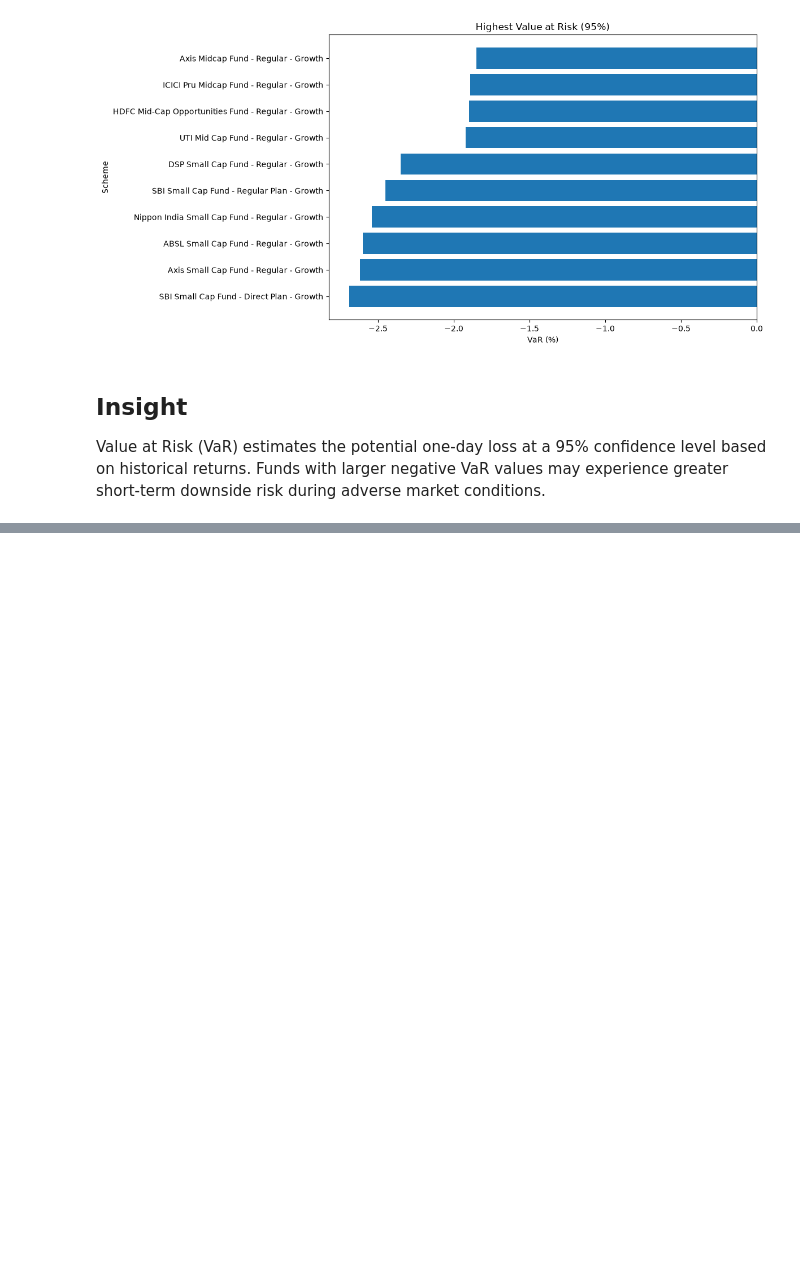
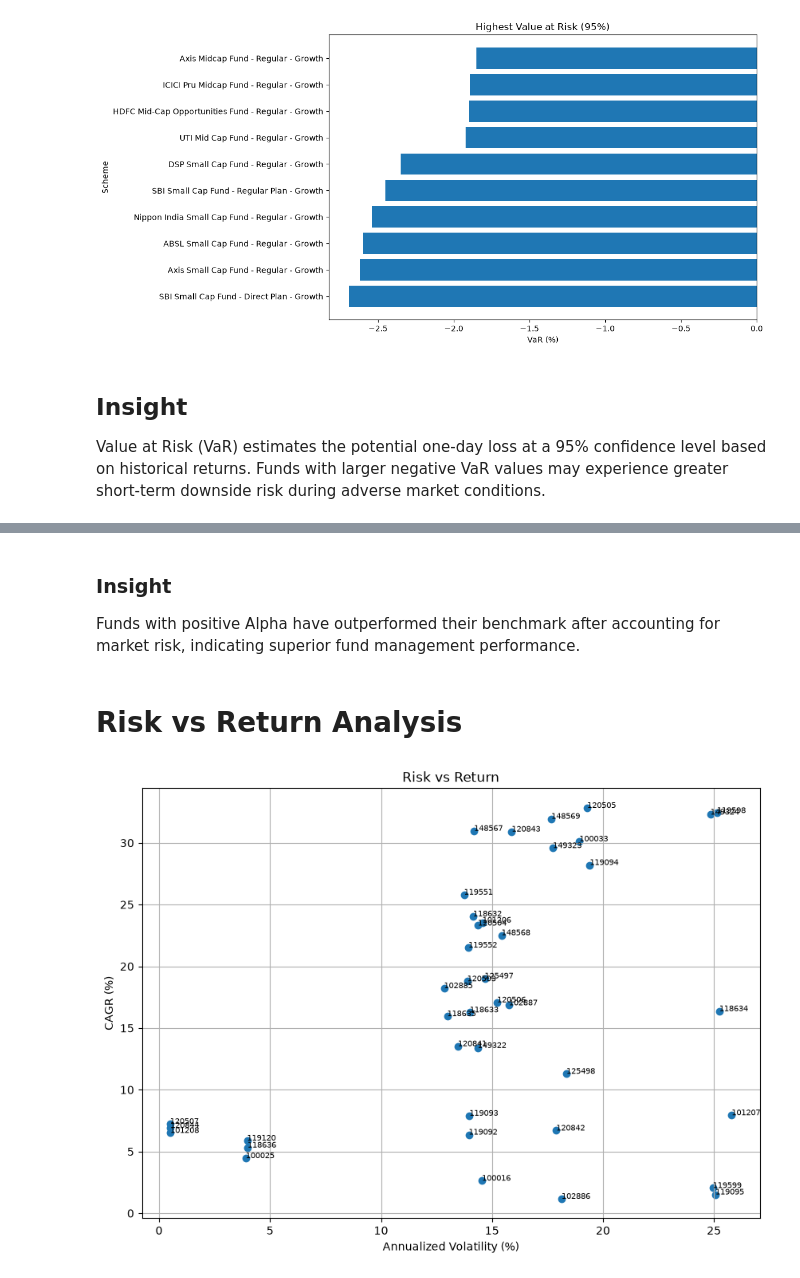
Before and after one commit to SathvikaGNaik/mutual-fund-analytics, a Jupyter notebook: notebooks/04_performance_analytics.ipynb, the cells around one changed output, grey strips where cells are left out. Saved outputs shown, nothing was run; the diff lists cells and outputs as text; code cells hidden in the pictures; blank space fills up the shorter version.

```diff
--- a/notebooks/04_performance_analytics.ipynb
+++ b/notebooks/04_performance_analytics.ipynb
@@ -584,0 +654,33 @@ These metrics together offer a comprehensive assessment of mutual fund performan
+# %% [markdown]
+### Insight
+
+Funds with positive Alpha have outperformed their benchmark after accounting for market risk, indicating superior fund management performance.
+# %% [markdown]
+# Risk vs Return Analysis
+# %%
+plt.figure(figsize=(10,7))
+
+plt.scatter(
+    performance["Volatility (%)"],
+    performance["CAGR (%)"]
+)
+
+for _, row in performance.iterrows():
+    plt.text(
+        row["Volatility (%)"],
+        row["CAGR (%)"],
+        str(row["amfi_code"]),
+        fontsize=7
+    )
+
+plt.xlabel("Annualized Volatility (%)")
+
+plt.ylabel("CAGR (%)")
+
+plt.title("Risk vs Return")
+
+plt.grid(True)
+
+plt.show()
+# %% [output]
+[figure, added]
```
Also changed, not shown: parts of 11 cells of this notebook.
